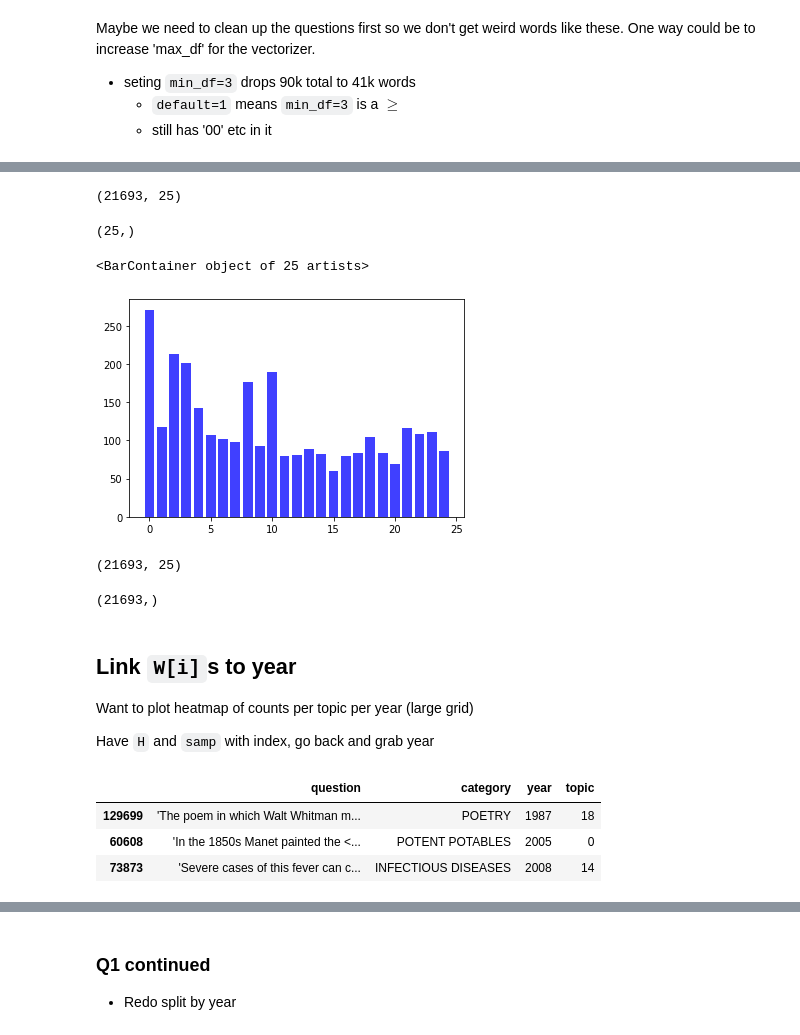
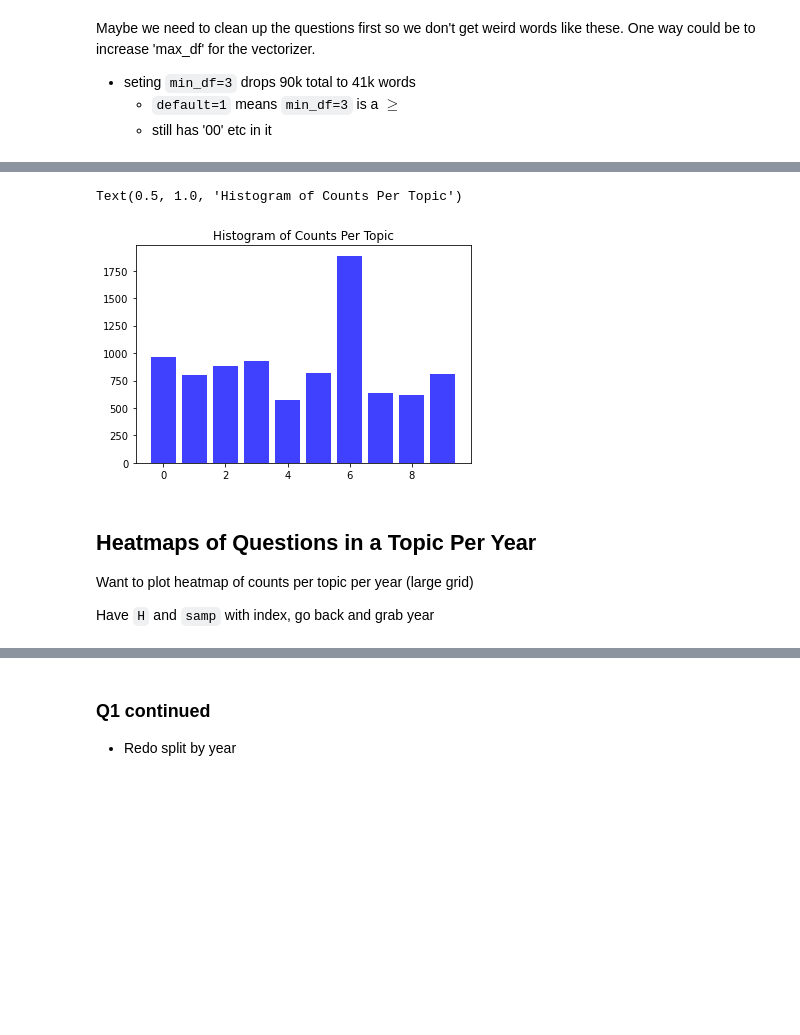
Before and after one commit to krisrjohnson/Jeopardy_topic_modeling, a Jupyter notebook: Topics over Time.ipynb, the cells around one changed output, grey strips where cells are left out. Saved outputs shown, nothing was run; the diff lists cells and outputs as text; code cells hidden in the pictures; blank space fills up the shorter version.

```diff
--- a/Topics over Time.ipynb
+++ b/Topics over Time.ipynb
@@ -70,7 +42,8 @@ Some cleanup/info
     - Jeopardy! round was 100-500 for years
     - 11/26/01 doubled all monetary values, so 200-1000 for Jeopardy! round
 # %%
-df['air_date']= pd.to_datetime(df['air_date'])
-df['year'] = df['air_date'].dt.year
+# df['air_date']= pd.to_datetime(df['air_date'])
+# df['year'] = df['air_date'].dt.year
 
-df = df[df['round']!='Tiebreaker']
+# df = df[df['round']!='Tiebreaker']
+df = prep_data(df)
@@ -84,3 +49,0 @@ round_dict
-# %%
-# df['enc_round'] = df['round'].map(round_dict)
-df.replace({'round': round_dict}, inplace=True)
@@ -148,0 +62,3 @@ type(tfidf_qs), tfidf_qs[0], tfidf_qs.shape  # questions by vocab length
+# %%
+W, H, df, vocab, tfidf_matrix = get_topics(df, 10, ret_tfidf=True)
+df.head(5)
@@ -179,5 +110,0 @@ list(map(idx_to_word.get, q1)), samp.iloc[0]
-# %%
-model = NMF(n_components=25, init='random', verbose=100)
-W = model.fit_transform(tfidf_qs)  # document-topic matrix, rows=docs, cols=topic
-# does W fit faster on the sparse matrix?
-H = model.components_  # topic-term matrix, rows=topic, cols=terms
@@ -230,27 +111,12 @@ type(W), W.shape, W[0], np.argmax(W[0])
-# %%
-W.shape
-# %% [output]
-(21693, 25)
-# %%
-np.sum(W, axis=0).shape
-# %% [output]
-(25,)
 # %%
-# for funsies
-plt.bar(range(25), np.sum(W, axis=0), alpha=.75, color='blue');
+# for funsies - could make this a stacked histogram slowly changing color over time
+plt.bar(range(W.shape[1]), np.sum(W, axis=0), alpha=.75, color='blue')
+plt.title('Histogram of Counts Per Topic')
 # %% [output]
-<BarContainer object of 25 artists>
+Text(0.5, 1.0, 'Histogram of Counts Per Topic')
-[figure, old version]
+[figure, new version]
-# %%
-# squash W by argmax along axis=1
-print(W.shape)
-samp_topics = np.argmax(W, axis=1)
-samp_topics.shape
-# %% [output]
-(21693, 25)
-(21693,)
 # %% [markdown]
-## Link `W[i]`s to year
+## Heatmaps of Questions in a Topic Per Year
 Want to plot heatmap of counts per topic per year (large grid)
 
 Have `H` and `samp` with index, go back and grab year
@@ -260,9 +123,2 @@ samp_df['topic'] = np.argmax(W, axis=1)
-# %%
-samp_df.head(3)
-# %% [output]
-|  | question | category | year | topic |
-| 129699 | 'The poem in which Walt Whitman m... | POETRY | 1987 | 18 |
-| 60608 | 'In the 1850s Manet painted the <... | POTENT POTABLES | 2005 | 0 |
-| 73873 | 'Severe cases of this fever can c... | INFECTIOUS DISEASES | 2008 | 14 |
 # %%
 # counts per year per topic
```
Also changed, not shown: parts of 41 cells of this notebook, 1 other file.
